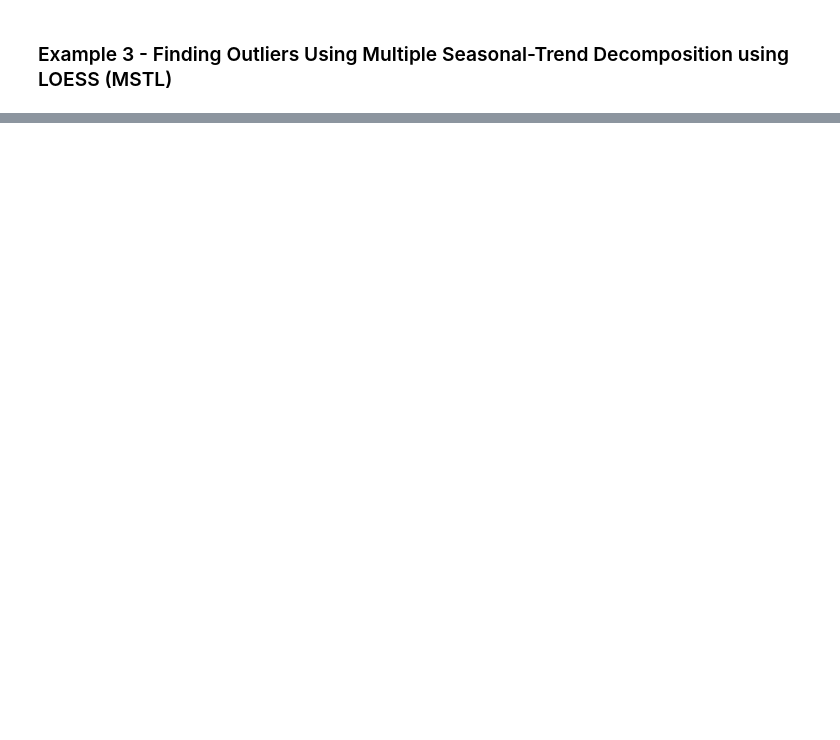
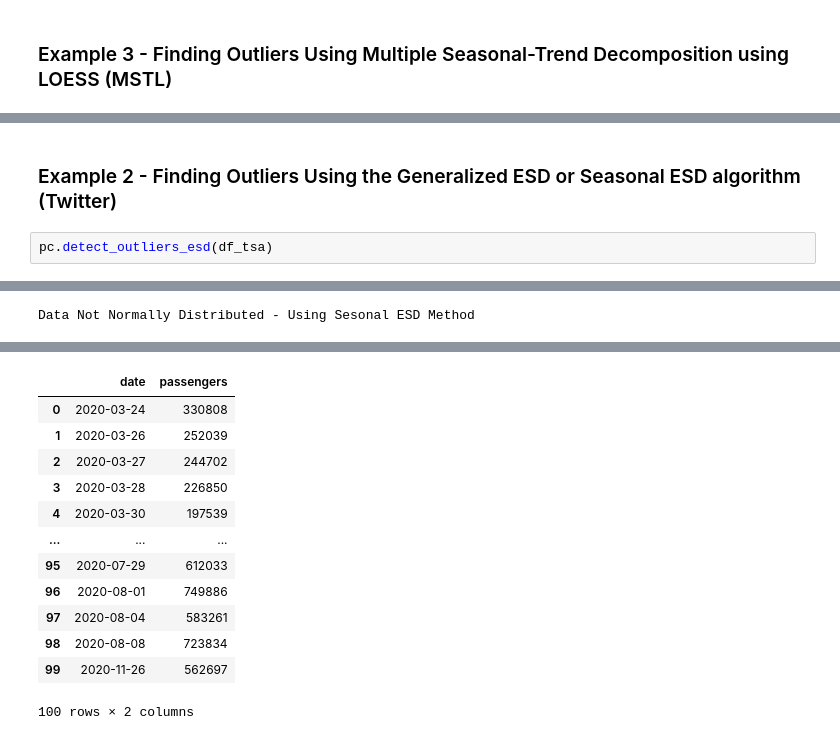
Before and after one commit to aseemanand/pycatcher, a Jupyter notebook: notebooks/Example Notebook.ipynb, the cells around one changed output, grey strips where cells are left out. Drawn from its saved outputs; the diff is of its cells as text; blank space fills up the shorter version.

```diff
--- a/notebooks/Example Notebook.ipynb
+++ b/notebooks/Example Notebook.ipynb
@@ -536 +558,6 @@ build_seasonal_plot_mstl(df_tsa)
 [figure]
+# %% [markdown]
+### Example 2 - Finding Outliers Using the Generalized ESD or Seasonal ESD algorithm (Twitter)
+# %%
+pc.detect_outliers_esd(df_tsa)
+# %% [output]
@@ -536,0 +569 @@ build_seasonal_plot_mstl(df_tsa)
+Data Not Normally Distributed - Using Sesonal ESD Method
@@ -536,0 +572,13 @@ build_seasonal_plot_mstl(df_tsa)
+|  | date | passengers |
+| 0 | 2020-03-24 | 330808 |
+| 1 | 2020-03-26 | 252039 |
+| 2 | 2020-03-27 | 244702 |
+| 3 | 2020-03-28 | 226850 |
+| 4 | 2020-03-30 | 197539 |
+| ... | ... | ... |
+| 95 | 2020-07-29 | 612033 |
+| 96 | 2020-08-01 | 749886 |
+| 97 | 2020-08-04 | 583261 |
+| 98 | 2020-08-08 | 723834 |
+| 99 | 2020-11-26 | 562697 |
+100 rows × 2 columns
```
Also changed, not shown: parts of 35 cells of this notebook, 7 other files.
